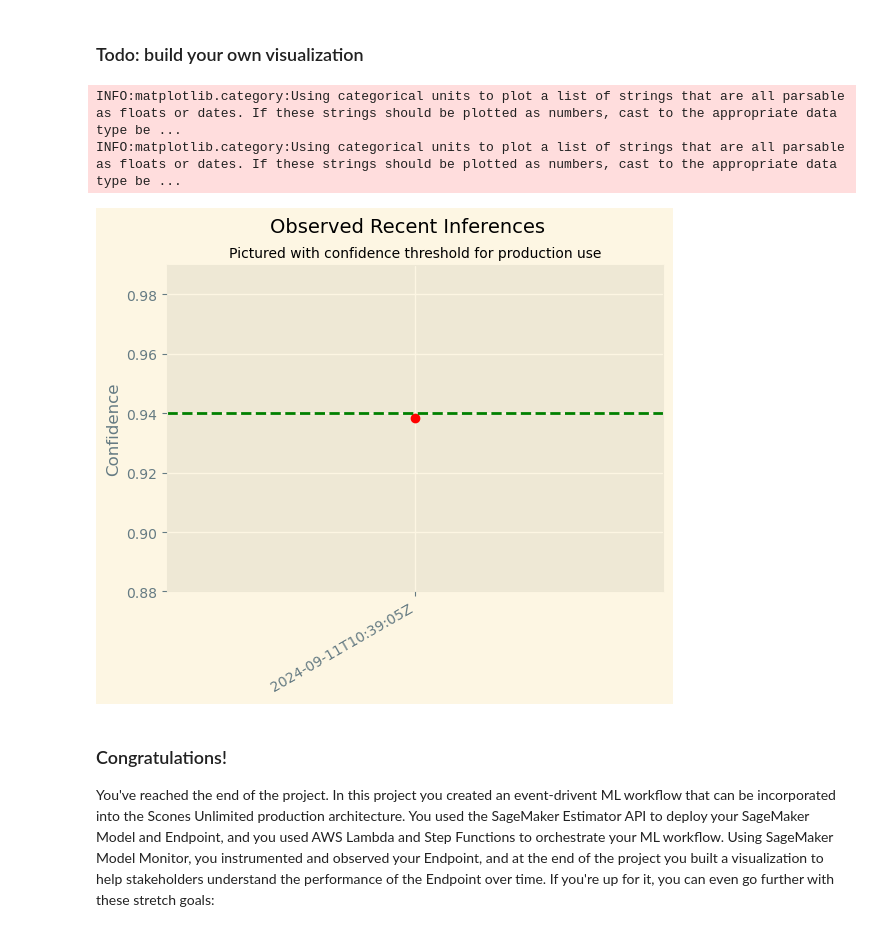
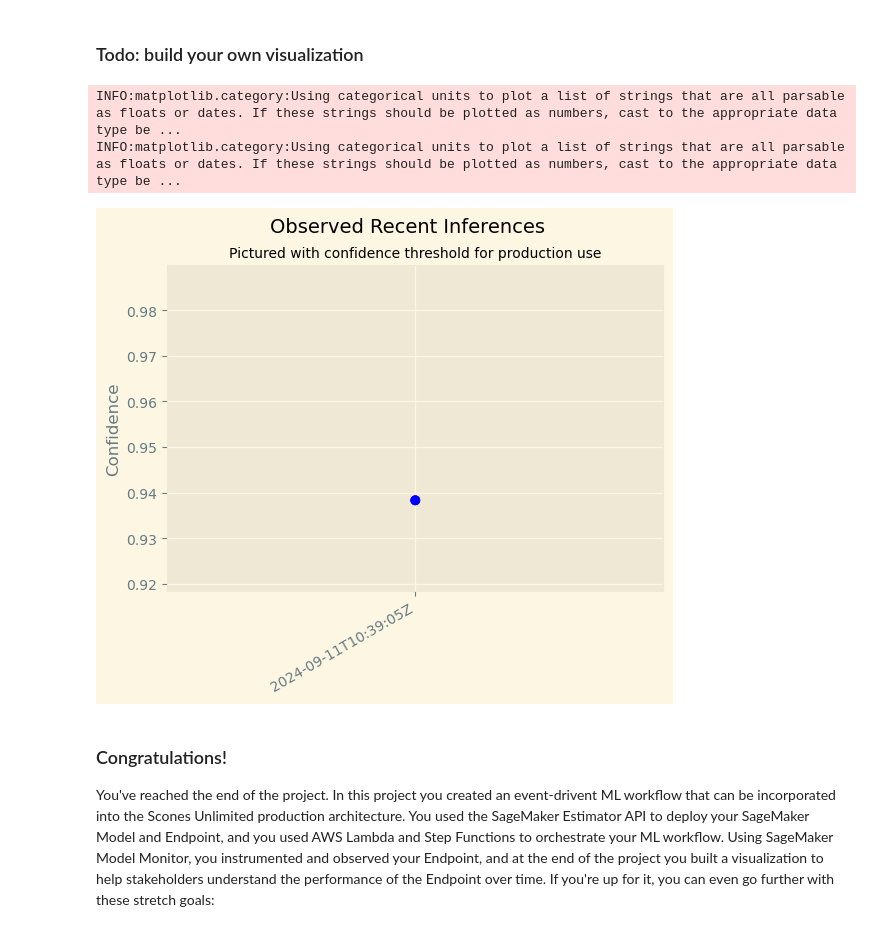
Before and after one commit to Mach-web/ML_workflow_for_scones_unlimited_using_amazon_sagemaker, a Jupyter notebook: starter.ipynb, the cells around one changed output. Cells and saved outputs as stored; diff of their text form; code cells hidden in the pictures.

```diff
--- a/starter.ipynb
+++ b/starter.ipynb
@@ -533,7 +526,7 @@ from sagemaker.serializers import IdentitySerializer
 import base64
 
 predictor.serializer = IdentitySerializer("image/png")
-with open("./test/bicycle_s_001789.png", "rb") as f:
+with open("./test/bicycle_s_000479.png", "rb") as f:
     payload = f.read()
 
 
@@ -753,13 +742,17 @@ Now we can extract the data from each of the source files:
 import os
 
 # List the file names we downloaded
-file_handles = os.listdir("./captured_data")
+file_handles = []
+for root, subFolders, files in os.walk("./captured_data"):
+    if files:
+        file_handles += [root + '/' + file for file in files]
 
 # Dump all the data into an array
 json_data = []
 for jsonl in file_handles:
-    with jsonlines.open(f"./captured_data/{jsonl}") as f:
-        json_data.append(f.read())
+    with jsonlines.open(jsonl) as f:
+        for dict_line in f.iter():
+            json_data.append(dict_line)
 # %% [markdown]
 The data should now be a list of dictionaries, with significant nesting. We'll give you an example of some code that grabs data out of the objects and visualizes it:
 # %%
@@ -805,23 +798,40 @@ INFO:matplotlib.category:Using categorical units to plot a list of strings that
 # %% [markdown]
 ### Todo: build your own visualization
 # %%
+# Change the threshold value to the same value you used before.
+THRESHOLD = 0.9
+
+data_points = []
+for obj in json_data:
+    inference, timestamp = simple_getter(obj)
+
+    data_points.append((timestamp, max(inference)))
+
+# Sort data by timestamp.
+data_points.sort()
+
+# Populate the data for the x and y axis
+x = [p[0] for p in data_points]
+y = [p[1] for p in data_points]
+
+# Todo: here is an visualization example, take some time to build another visual that helps monitor the result
 # Plot the data
-plt.scatter(x, y, c=['r' if k<.94 else 'b' for k in y ])
-plt.axhline(y=0.94, color='g', linestyle='--')
-plt.ylim(bottom=.88)
+plt.scatter(x, y, c=['r' if k < THRESHOLD else 'b' for k in y ])
+# plt.axhline(y=0.94, color='r', linestyle='--')
+plt.ylim(bottom=min(y) - 0.02) # New Fady
 
 # Add labels
 plt.ylabel("Confidence")
 plt.suptitle("Observed Recent Inferences", size=14)
 plt.title("Pictured with confidence threshold for production use", size=10)
 
 # Give it some pizzaz!
 plt.style.use("Solarize_Light2")
 plt.gcf().autofmt_xdate()
 # %% [output]
 INFO:matplotlib.category:Using categorical units to plot a list of strings that are all parsable as floats or dates. If these strings should be plotted as numbers, cast to the appropriate data type be ...
 INFO:matplotlib.category:Using categorical units to plot a list of strings that are all parsable as floats or dates. If these strings should be plotted as numbers, cast to the appropriate data type be ...
-[figure, old version]
+[figure, new version]
 # %% [markdown]
 ### Congratulations!
 
```
Also changed, not shown: parts of 11 cells of this notebook, 3 other files.
